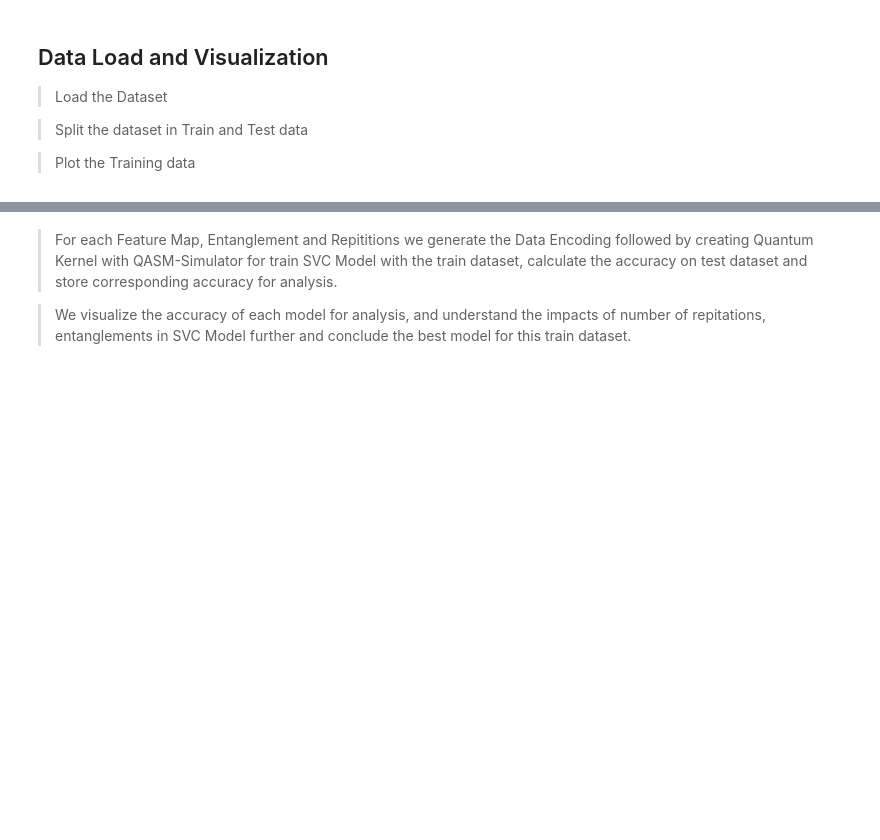
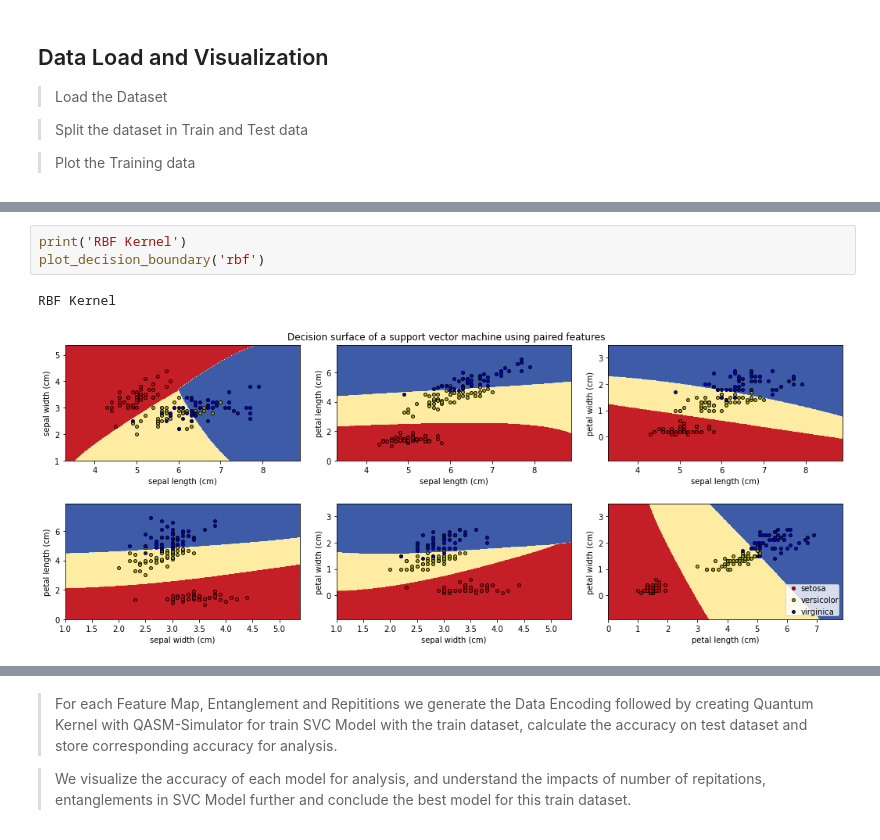
Before and after one commit to roysuman088/QFFKC-ISI, a Jupyter notebook: Iris Data Classification.ipynb, the cells around one changed output, grey strips where cells are left out. Saved outputs shown, nothing was run; the diff lists cells and outputs as text; blank space fills up the shorter version.

```diff
--- a/Iris Data Classification.ipynb
+++ b/Iris Data Classification.ipynb
@@ -77,0 +168,6 @@ plt.show()
+# %%
+print('RBF Kernel')
+plot_decision_boundary('rbf')
+# %% [output]
+RBF Kernel
+[figure, added]
```
Also changed, not shown: parts of 40 cells of this notebook.
